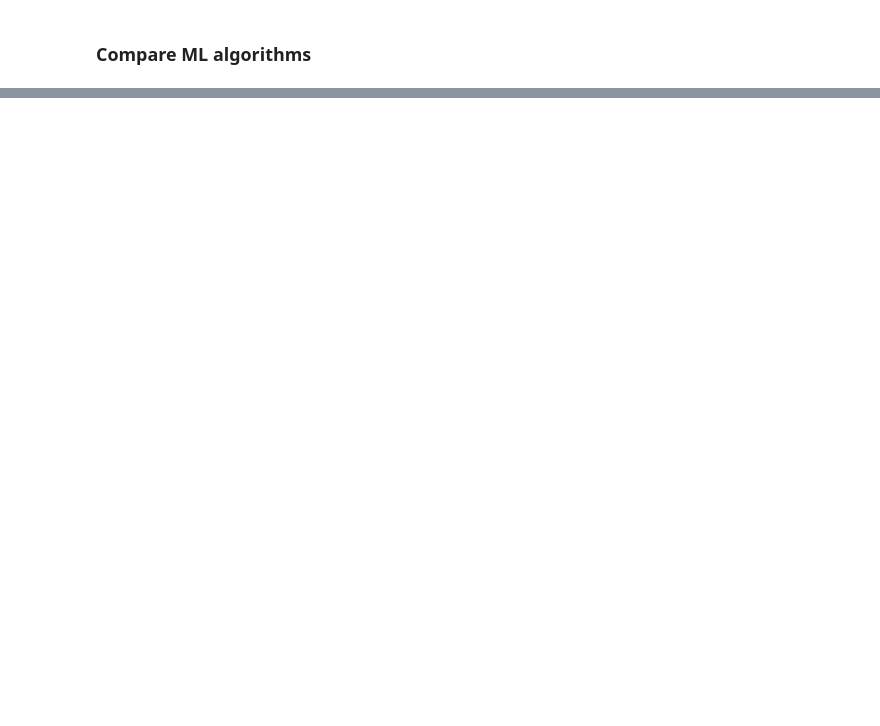
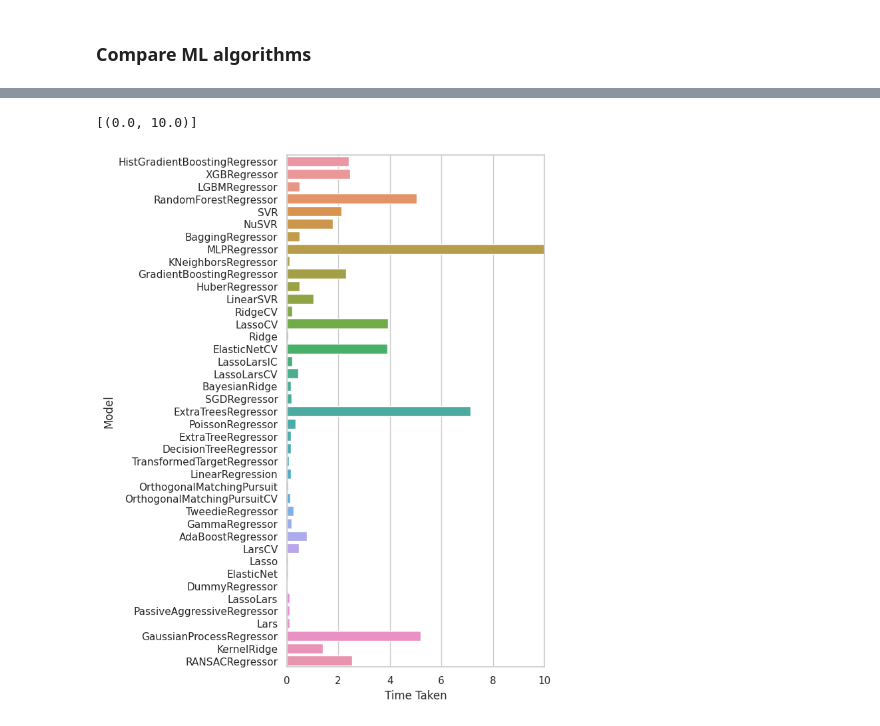
Before and after one commit to Alex-Catalin21/Bioinformatics_Project, a Jupyter notebook: acetylcholinesterase_5_compare_regressors.ipynb, the cells around one changed output, grey strips where cells are left out. Drawn from its saved outputs; the diff is of its cells as text; code cells hidden in the pictures; blank space fills up the shorter version.

```diff
--- a/acetylcholinesterase_5_compare_regressors.ipynb
+++ b/acetylcholinesterase_5_compare_regressors.ipynb
@@ -81,0 +204,12 @@ KeyboardInterrupt: ignored
+# %%
+#Bar plot of calculation time
+import matplotlib.pyplot as plt
+import seaborn as sns
+
+plt.figure(figsize=(5, 10))
+sns.set_theme(style="whitegrid")
+ax=sns.barplot(y=train.index, x="Time Taken", data=train)
+ax.set(xlim=(0, 10))
+# %% [output]
+[(0.0, 10.0)]
+[figure, added]
```
Also changed, not shown: parts of 9 cells of this notebook.
